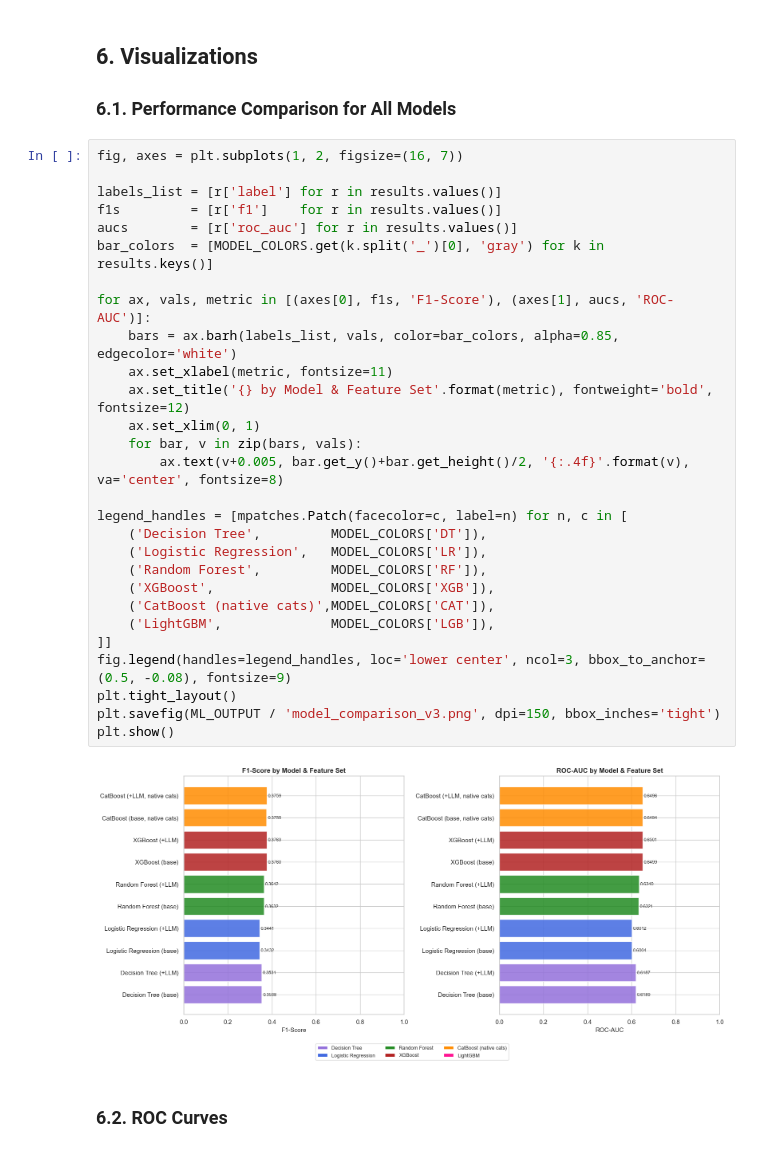
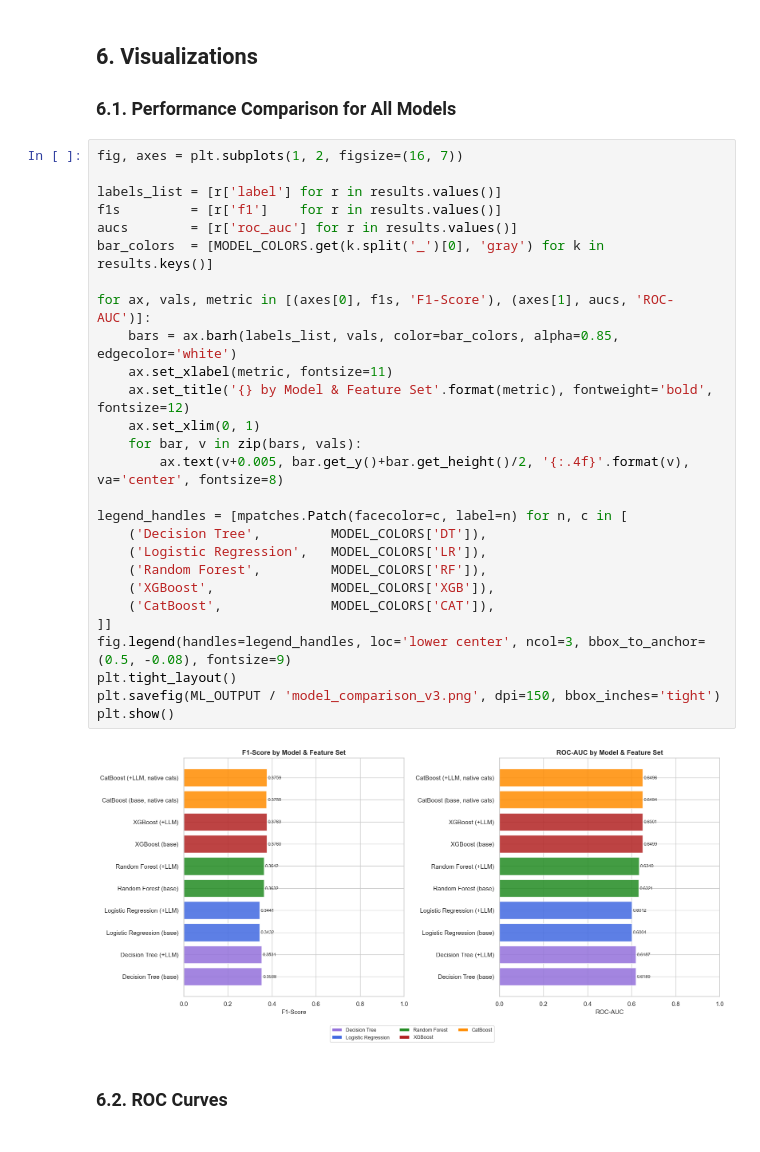
Before and after one commit to jaxendutta/dti6287, a Jupyter notebook: notebooks/03_ml_modeling.ipynb, the cells around one changed output. Saved outputs shown, nothing was run; the diff lists cells and outputs as text.

```diff
--- a/notebooks/03_ml_modeling.ipynb
+++ b/notebooks/03_ml_modeling.ipynb
@@ -565,33 +750,32 @@ Using best model: XGB_llm
 # %%
 fig, axes = plt.subplots(1, 2, figsize=(16, 7))
 
 labels_list = [r['label'] for r in results.values()]
 f1s         = [r['f1']    for r in results.values()]
 aucs        = [r['roc_auc'] for r in results.values()]
 bar_colors  = [MODEL_COLORS.get(k.split('_')[0], 'gray') for k in results.keys()]
 
 for ax, vals, metric in [(axes[0], f1s, 'F1-Score'), (axes[1], aucs, 'ROC-AUC')]:
     bars = ax.barh(labels_list, vals, color=bar_colors, alpha=0.85, edgecolor='white')
     ax.set_xlabel(metric, fontsize=11)
     ax.set_title('{} by Model & Feature Set'.format(metric), fontweight='bold', fontsize=12)
     ax.set_xlim(0, 1)
     for bar, v in zip(bars, vals):
         ax.text(v+0.005, bar.get_y()+bar.get_height()/2, '{:.4f}'.format(v), va='center', fontsize=8)
 
 legend_handles = [mpatches.Patch(facecolor=c, label=n) for n, c in [
     ('Decision Tree',         MODEL_COLORS['DT']),
     ('Logistic Regression',   MODEL_COLORS['LR']),
     ('Random Forest',         MODEL_COLORS['RF']),
     ('XGBoost',               MODEL_COLORS['XGB']),
-    ('CatBoost (native cats)',MODEL_COLORS['CAT']),
-    ('LightGBM',              MODEL_COLORS['LGB']),
+    ('CatBoost',              MODEL_COLORS['CAT']),
 ]]
 fig.legend(handles=legend_handles, loc='lower center', ncol=3, bbox_to_anchor=(0.5, -0.08), fontsize=9)
 plt.tight_layout()
 plt.savefig(ML_OUTPUT / 'model_comparison_v3.png', dpi=150, bbox_inches='tight')
 plt.show()
 # %% [output]
-[figure, old version]
+[figure, new version]
 # %% [markdown]
 ### 6.2. ROC Curves
 # %%
```
Also changed, not shown: parts of 16 cells of this notebook.
